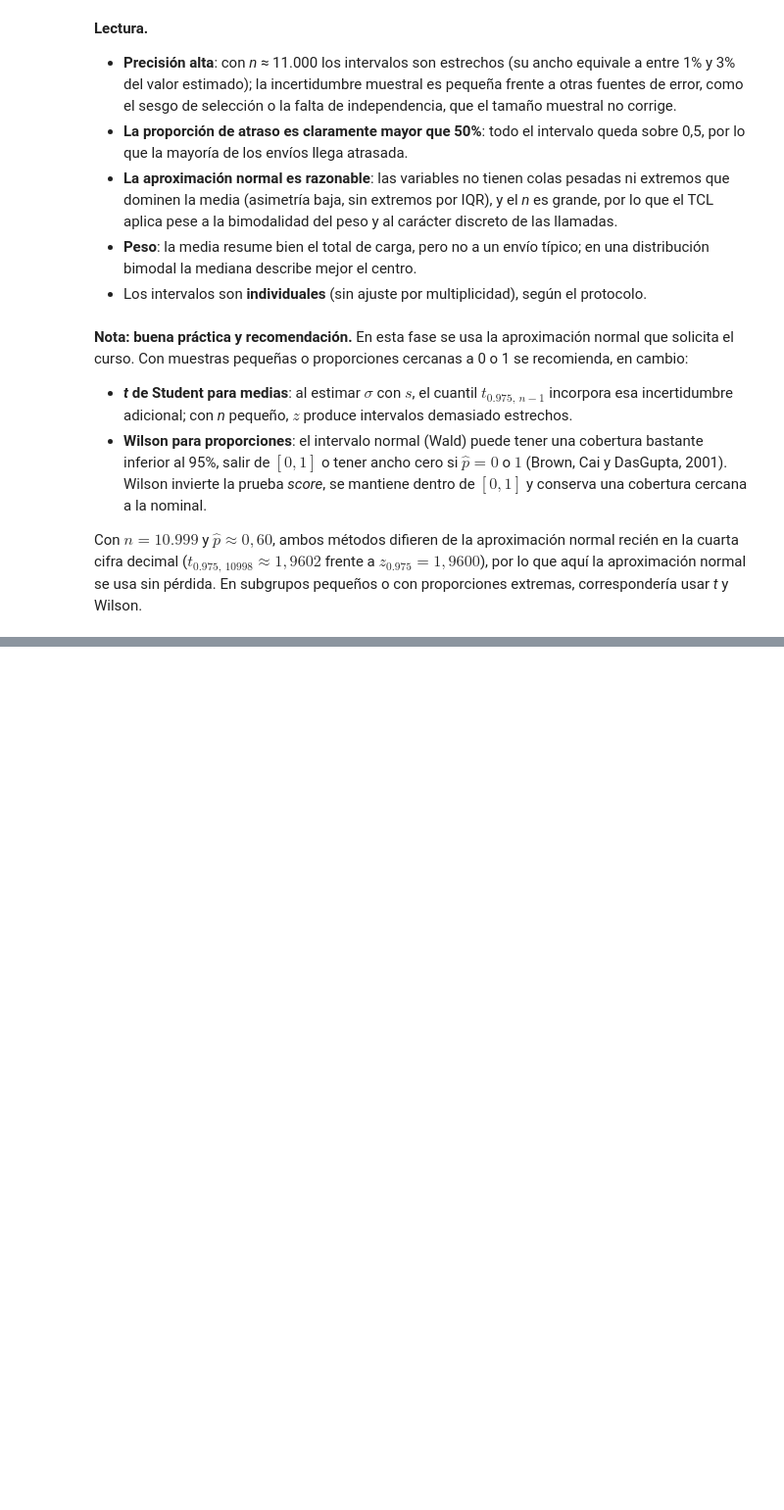
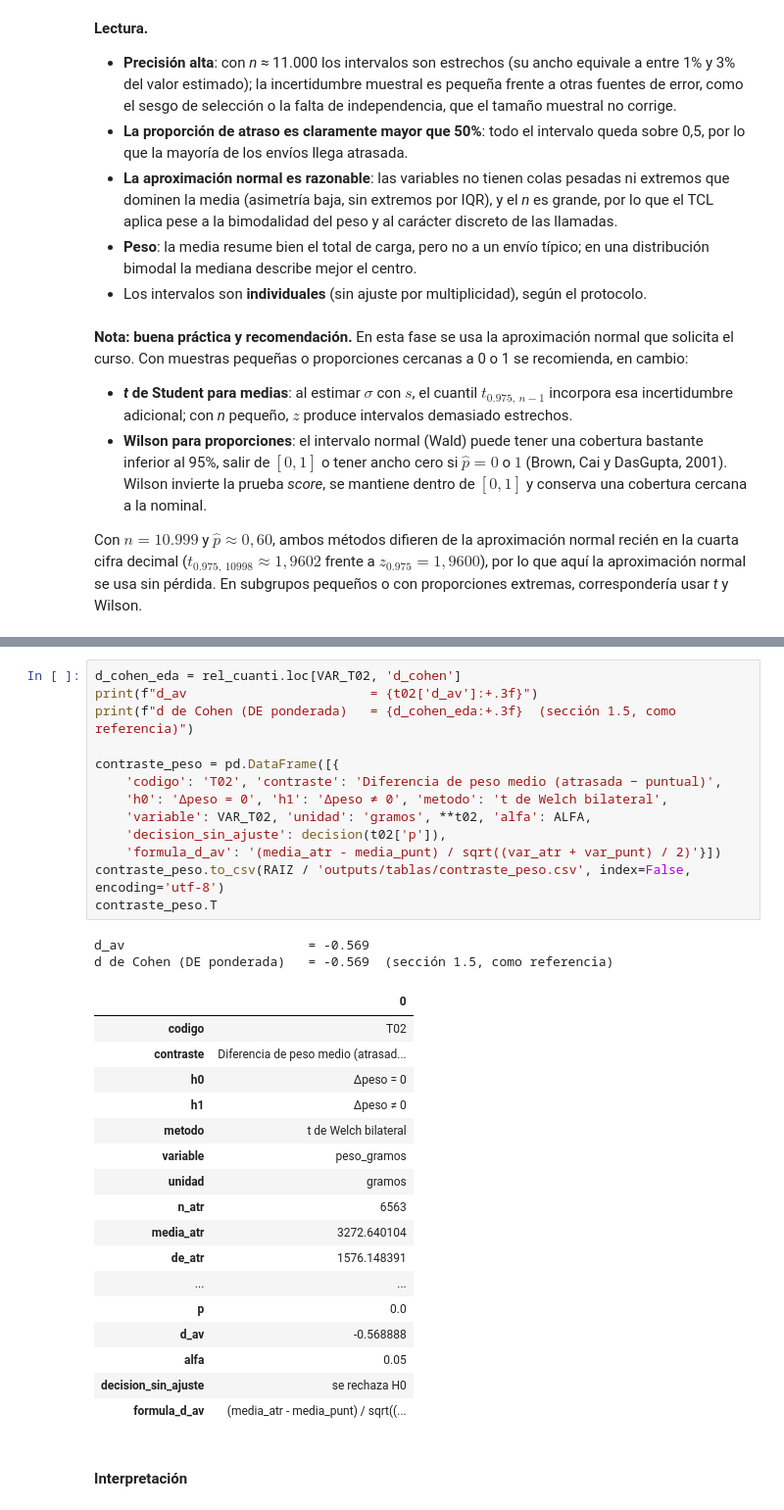
Before and after one commit to joserodriguezc/grupo_1_estadistica_computacional, a Jupyter notebook: notebooks/formativa_1.ipynb, the cells around one changed output, grey strips where cells are left out. Shown at 98% size. Cells and saved outputs as stored; diff of their text form; blank space fills up the shorter version.

```diff
--- a/notebooks/formativa_1.ipynb
+++ b/notebooks/formativa_1.ipynb
@@ -848,0 +998,35 @@ aproximación normal se usa sin pérdida. En subgrupos pequeños o con proporcio
+# %%
+d_cohen_eda = rel_cuanti.loc[VAR_T02, 'd_cohen']
+print(f"d_av                        = {t02['d_av']:+.3f}")
+print(f"d de Cohen (DE ponderada)   = {d_cohen_eda:+.3f}  (sección 1.5, como referencia)")
+
+contraste_peso = pd.DataFrame([{
+    'codigo': 'T02', 'contraste': 'Diferencia de peso medio (atrasada − puntual)',
+    'h0': 'Δpeso = 0', 'h1': 'Δpeso ≠ 0', 'metodo': 't de Welch bilateral',
+    'variable': VAR_T02, 'unidad': 'gramos', **t02, 'alfa': ALFA,
+    'decision_sin_ajuste': decision(t02['p']),
+    'formula_d_av': '(media_atr - media_punt) / sqrt((var_atr + var_punt) / 2)'}])
+contraste_peso.to_csv(RAIZ / 'outputs/tablas/contraste_peso.csv', index=False, encoding='utf-8')
+contraste_peso.T
+# %% [output]
+d_av                        = -0.569
+d de Cohen (DE ponderada)   = -0.569  (sección 1.5, como referencia)
+|  | 0 |
+| codigo | T02 |
+| contraste | Diferencia de peso medio (atrasad... |
+| h0 | Δpeso = 0 |
+| h1 | Δpeso ≠ 0 |
+| metodo | t de Welch bilateral |
+| variable | peso_gramos |
+| unidad | gramos |
+| n_atr | 6563 |
+| media_atr | 3272.640104 |
+| de_atr | 1576.148391 |
+| ... | ... |
+| p | 0.0 |
+| d_av | -0.568888 |
+| alfa | 0.05 |
+| decision_sin_ajuste | se rechaza H0 |
+| formula_d_av | (media_atr - media_punt) / sqrt((... |
+# %% [markdown]
+#### Interpretación
```
Also changed, not shown: parts of 21 cells of this notebook, 4 other files.
